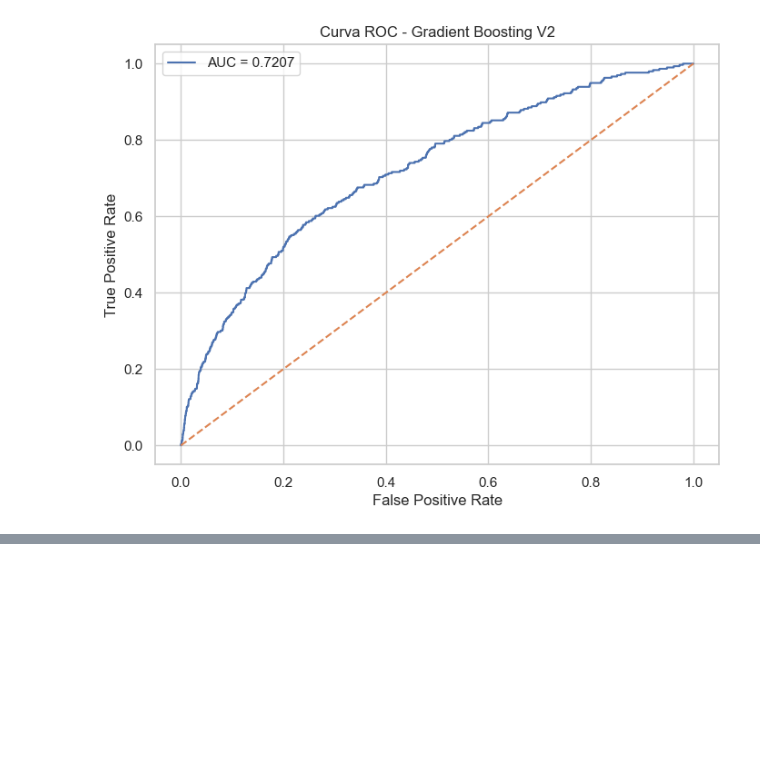
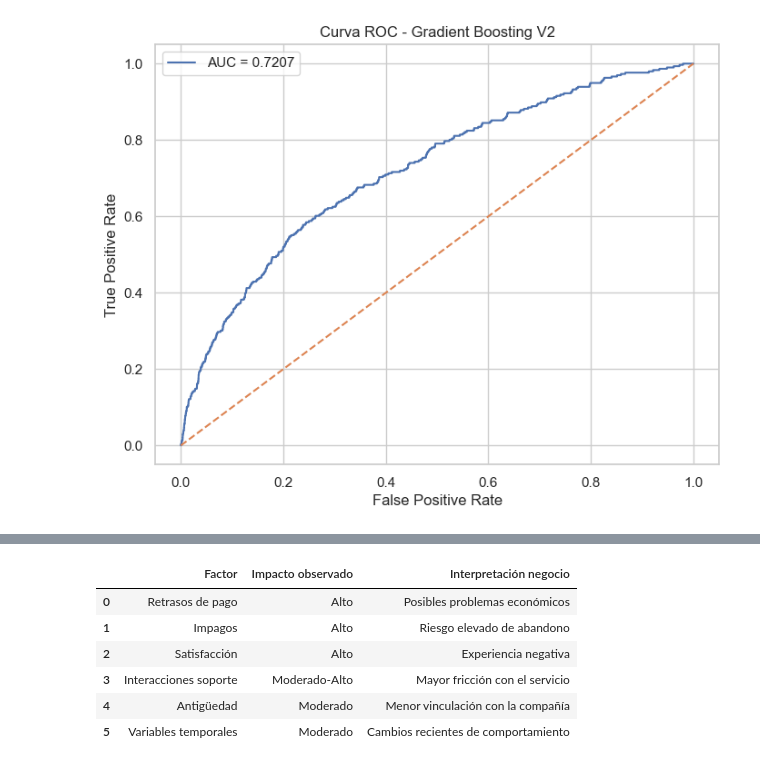
Before and after one commit to franconcha2001-stack/UCV-Churn, a Jupyter notebook: notebooks/notebook_Francisca_ejercicio_Churn.ipynb, the cells around one changed output, grey strips where cells are left out. Drawn from its saved outputs; the diff is of its cells as text; code cells hidden in the pictures; blank space fills up the shorter version.

```diff
--- a/notebooks/notebook_Francisca_ejercicio_Churn.ipynb
+++ b/notebooks/notebook_Francisca_ejercicio_Churn.ipynb
@@ -4775,0 +4774,41 @@ En conjunto, el trabajo demuestra el potencial de las técnicas de analítica av
+# %%
+factores = pd.DataFrame({
+
+    "Factor": [
+        "Retrasos de pago",
+        "Impagos",
+        "Satisfacción",
+        "Interacciones soporte",
+        "Antigüedad",
+        "Variables temporales"
+    ],
+
+    "Impacto observado": [
+        "Alto",
+        "Alto",
+        "Alto",
+        "Moderado-Alto",
+        "Moderado",
+        "Moderado"
+    ],
+
+    "Interpretación negocio": [
+        "Posibles problemas económicos",
+        "Riesgo elevado de abandono",
+        "Experiencia negativa",
+        "Mayor fricción con el servicio",
+        "Menor vinculación con la compañía",
+        "Cambios recientes de comportamiento"
+    ]
+
+})
+
+factores
+# %% [output]
+|  | Factor | Impacto observado | Interpretación negocio |
+| 0 | Retrasos de pago | Alto | Posibles problemas económicos |
+| 1 | Impagos | Alto | Riesgo elevado de abandono |
+| 2 | Satisfacción | Alto | Experiencia negativa |
+| 3 | Interacciones soporte | Moderado-Alto | Mayor fricción con el servicio |
+| 4 | Antigüedad | Moderado | Menor vinculación con la compañía |
+| 5 | Variables temporales | Moderado | Cambios recientes de comportamiento |
```
Also changed, not shown: parts of 14 cells of this notebook.
